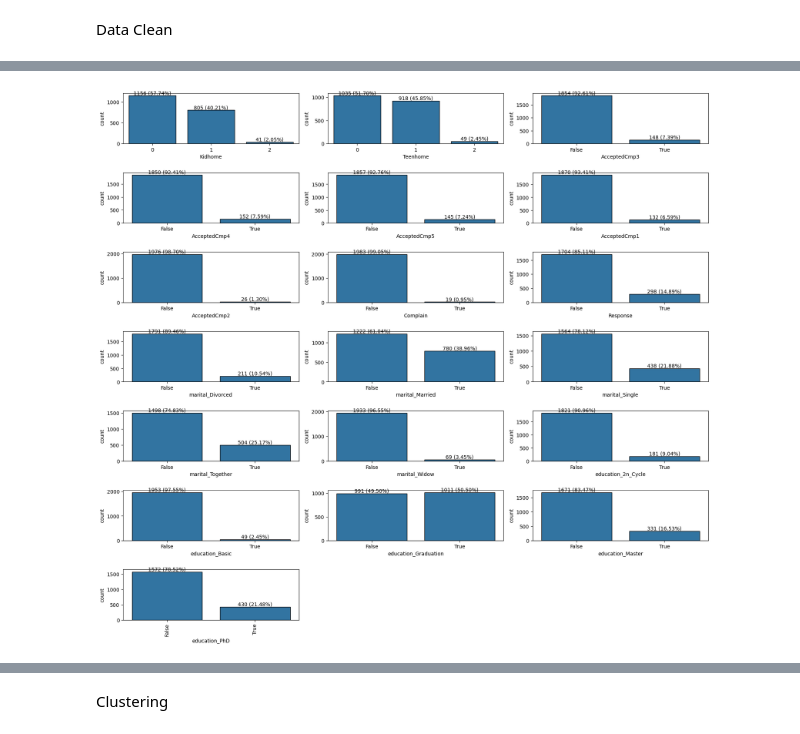
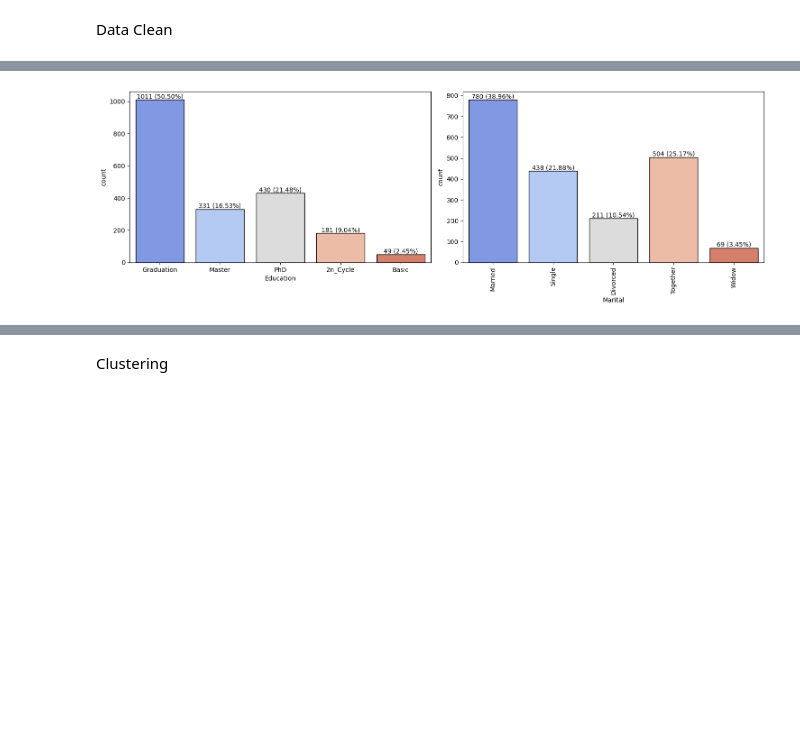
Before and after one commit to Alex-Riadi/iFood-CRM-Case, a Jupyter notebook: ifood_df.ipynb, the cells around one changed output, grey strips where cells are left out. Saved outputs shown, nothing was run; the diff lists cells and outputs as text; code cells hidden in the pictures; blank space fills up the shorter version.

```diff
--- a/ifood_df.ipynb
+++ b/ifood_df.ipynb
@@ -68,0 +133,28 @@ df[convert] = df[convert].astype('int64')
+# %%
+def get_marital_status(row):
+    if row['marital_Divorced'] == 1:
+        return 'Divorced'
+    elif row['marital_Married'] == 1:
+        return 'Married'
+    elif row['marital_Single'] == 1:
+        return 'Single'
+    elif row['marital_Together'] == 1:
+        return 'Together'
+    elif row['marital_Widow'] == 1:
+        return 'Widow'
+    else:
+        return 'Unknown'
+df['Marital'] = df.apply(get_marital_status, axis=1)
+
+df.drop(columns=['marital_Divorced','marital_Married','marital_Single','marital_Together','marital_Widow'], inplace=True)
+# %%
+def get_children(row):
+    if row['Kidhome'] >=1:
+        return 1
+    elif row['Teenhome'] >= 1:
+        return 1
+    else:
+        return 0
+df['Children'] = df.apply(get_children, axis=1)
+
+df.drop(columns=['Kidhome','Teenhome'], inplace=True)
@@ -94,0 +240,11 @@ num_df.describe().T
+# %%
+Mthd_Purchases = df[['NumDealsPurchases','NumWebPurchases','NumCatalogPurchases','NumStorePurchases','NumWebVisitsMonth']]
+Mthd_Purchases = Mthd_Purchases.melt(var_name ='Type_of_Product',value_name = 'Value')
+
+plt.figure(figsize=(15, 5))
+ax = sns.boxplot(x='Type_of_Product',y='Value', data=Mthd_Purchases, palette='magma')
+
+plt.title('Type of Product')
+plt.xlabel('Products')
+plt.ylabel('Value')
+plt.show()
@@ -175,33 +259,34 @@ plt.show()
 # %%
 #ALL visualize filtered categorical data
-plt.figure(figsize = (17,17))
+plt.figure(figsize = (15,5))
 
 for i in enumerate(cat_df):
-    plt.subplot(8,3,i[0]+1)
+    plt.subplot(1,2,i[0]+1)
     #use hue to filter with one other category
     ax = sns.countplot(x=i[1]
                   ,data = cat_df
                   ,edgecolor='black'
+                  ,palette = 'coolwarm'
                   )
 
     for p in ax.patches:
         total = len(cat_df[i[1]])
         height = p.get_height()
 
         ax.text(p.get_x() + p.get_width() / 2,
                 p.get_height(),
                 f'{height:.0f} ({100 * height / total:.2f}%)'
 
                 ,ha='center'
                 ,va='bottom'
                 ,fontsize=10
                 ,color='black'
                 )
 
 plt.xticks(rotation = 90)
 #adjust layout
 plt.tight_layout()
 #Show the plots
 plt.show()
 # %% [output]
-[figure, old version]
+[figure, new version]
```
Also changed, not shown: parts of 55 cells of this notebook.
